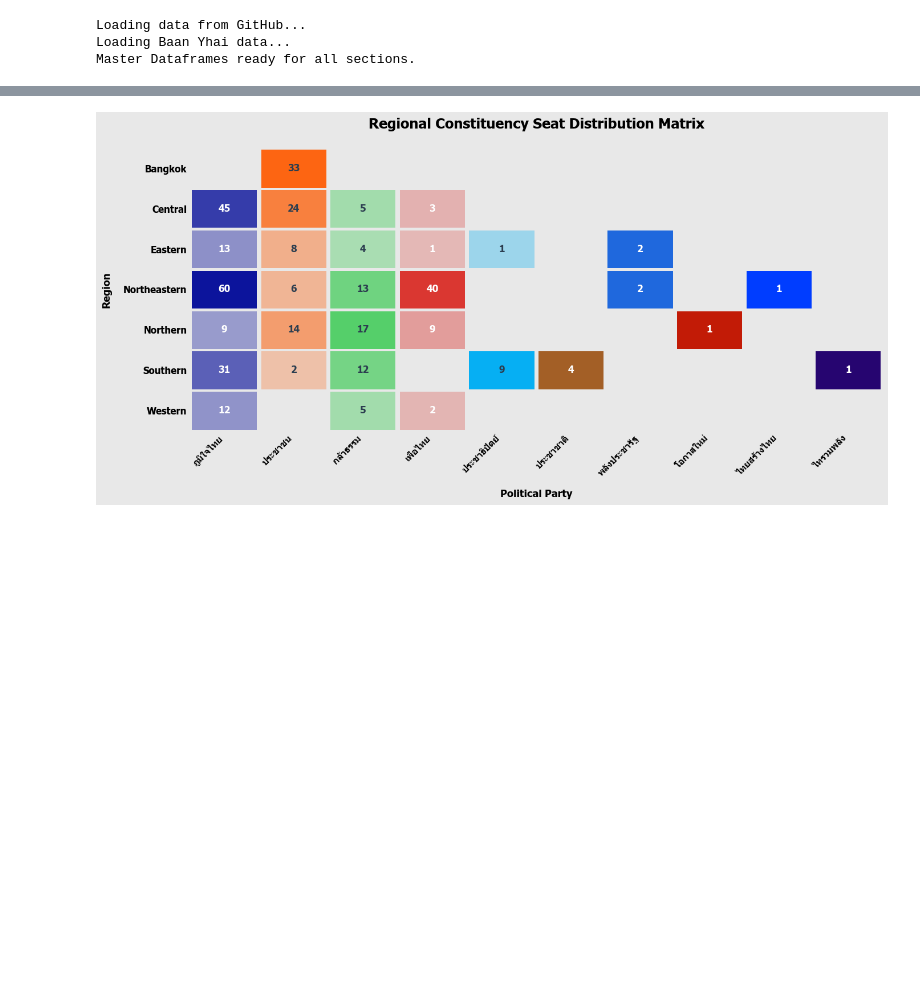
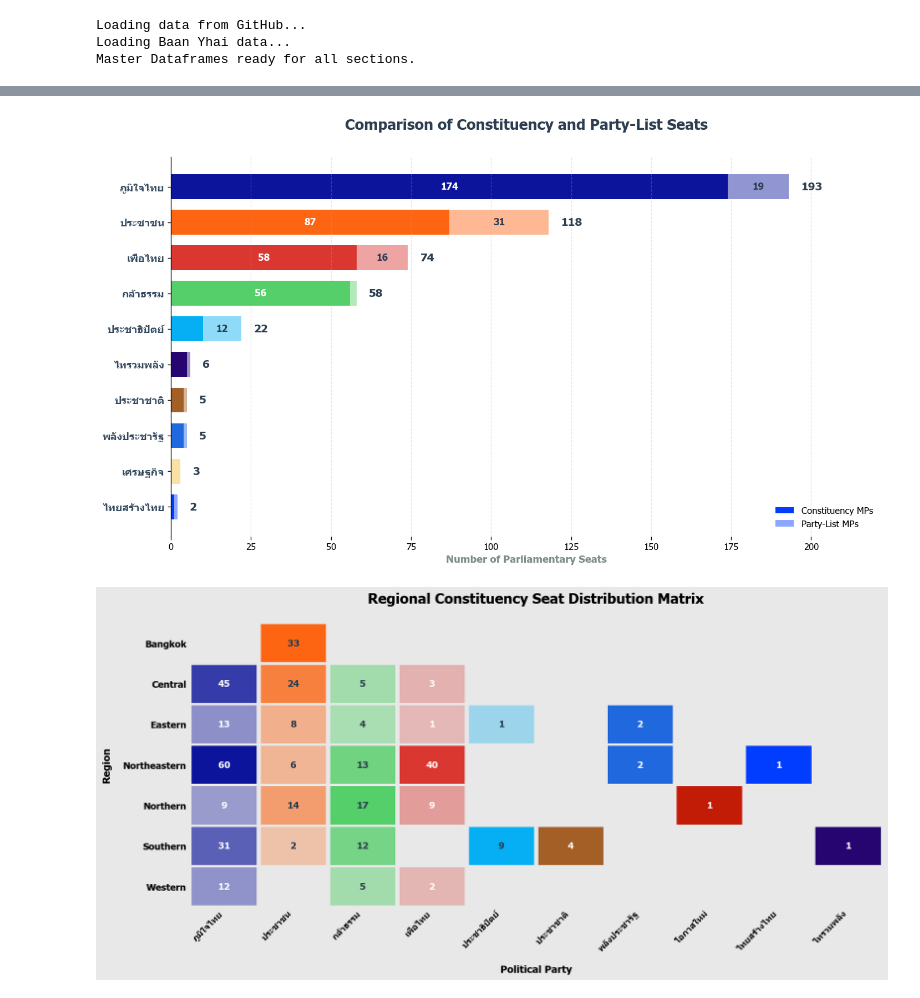
Before and after one commit to Gorszet/DADS5001_Election_2569, a Jupyter notebook: election_analysis69.ipynb, the cells around one changed output, grey strips where cells are left out. Saved outputs shown, nothing was run; the diff lists cells and outputs as text; code cells hidden in the pictures; blank space fills up the shorter version.

```diff
--- a/election_analysis69.ipynb
+++ b/election_analysis69.ipynb
@@ -259,3 +471,80 @@ plt.show()
+# %%
+# Constituency and Party list seat
+
+# Ensure df_winners has party_name by merging with party info if needed
+if 'party_name' not in df_winners.columns:
+    df_winners = df_winners.merge(
+        df_party_overview[['id', 'name']].rename(columns={'id': 'mp_app_party_id', 'name': 'party_name'}),
+        on='mp_app_party_id',
+        how='left'
+    )
+
+cons_seats = df_winners['party_name'].value_counts().reset_index()
+cons_seats.columns = ['party_name', 'cons_seats']
+
+pl_votes = df_party_full.groupby('party_name')['party_list_vote'].sum().reset_index()
+total_pl_votes = pl_votes['party_list_vote'].sum()
+quota = total_pl_votes / 100
+
+pl_votes['pl_seats'] = np.floor(pl_votes['party_list_vote'] / quota).astype(int)
+pl_votes['remainder'] = pl_votes['party_list_vote'] % quota
+rem_seats = 100 - pl_votes['pl_seats'].sum()
+if rem_seats > 0:
+    top_remainders = pl_votes.nlargest(int(rem_seats), 'remainder').index
+    pl_votes.loc[top_remainders, 'pl_seats'] += 1
+
+pl_seats = pl_votes[['party_name', 'pl_seats']]
+
+# เฉพาะ Top 10 พรรคที่ได้ที่นั่งสูงสุด
+final_seats = pd.merge(cons_seats, pl_seats, on='party_name', how='outer').fillna(0)
+final_seats['total_seats'] = final_seats['cons_seats'] + final_seats['pl_seats']
+final_seats = final_seats.sort_values('total_seats', ascending=True).tail(10) # เรียงเพื่อให้ตัวท็อปอยู่บนสุดในกราฟแนวนอน
+
+plt.rcParams['figure.dpi'] = 120
+plt.rcParams['font.family'] = 'Tahoma'
+BG_COLOR = '#ffffff'
+
+fig, ax = plt.subplots(figsize=(12, 7), facecolor=BG_COLOR)
+ax.set_facecolor(BG_COLOR)
+
+y_pos = np.arange(len(final_seats))
+# ดึงสีพรรค
+base_colors = [party_colors.get(p, '#bdc3c7') for p in final_seats['party_name']]
+
+# Constituency: สีทึบ | Party-List: สีจาง 50%
+ax.barh(y_pos, final_seats['cons_seats'], color=base_colors,
+        label='Constituency MPs', edgecolor='none', height=0.7)
+ax.barh(y_pos, final_seats['pl_seats'], left=final_seats['cons_seats'],
+        color=base_colors, alpha=0.45, label='Party-List MPs', edgecolor='none', height=0.7)
+
+# Label
+max_val = final_seats['total_seats'].max()
+for i, (total, cons, pl) in enumerate(zip(final_seats['total_seats'], final_seats['cons_seats'], final_seats['pl_seats'])):
+    ax.text(total + (max_val * 0.02), i, f'{int(total)}',
+            va='center', fontsize=12, fontweight='bold', color='#2c3e50')
+
+    if cons > 15:
+        ax.text(cons/2, i, f'{int(cons)}', ha='center', va='center', color='white', fontweight='bold', fontsize=10)
+    if pl > 10:
+        ax.text(cons + pl/2, i, f'{int(pl)}', ha='center', va='center', color='#2c3e50', fontweight='bold', fontsize=10)
+
+ax.set_yticks(y_pos)
+ax.set_yticklabels(final_seats['party_name'], fontsize=11, fontweight='bold', color='#34495e')
+
+plt.title('Comparison of Constituency and Party-List Seats',
+          fontsize=16, fontweight='bold', pad=30, x=0.5, loc='center', color='#2c3e50')
+
+ax.set_xlabel('Number of Parliamentary Seats', fontsize=11, fontweight='bold', color='#7f8c8d')
+ax.set_xlim(0, max_val * 1.15)
+ax.spines[['top', 'right', 'bottom']].set_visible(False)
+ax.grid(axis='x', linestyle='--', alpha=0.3)
+ax.grid(False, axis='y')
+ax.legend(bbox_to_anchor=(1.0, 0.1), frameon=False, fontsize=10)
+plt.tight_layout()
+# plt.savefig('1.5 Constituency and Party list seat.png', dpi=120)
+plt.show()
+# %% [output]
+[figure, added]
 # %%
 df_winners = df_cand_full[df_cand_full['mp_app_rank'] == 1].copy()
 if 'region' not in df_winners.columns:
```
Also changed, not shown: parts of 14 cells of this notebook.
